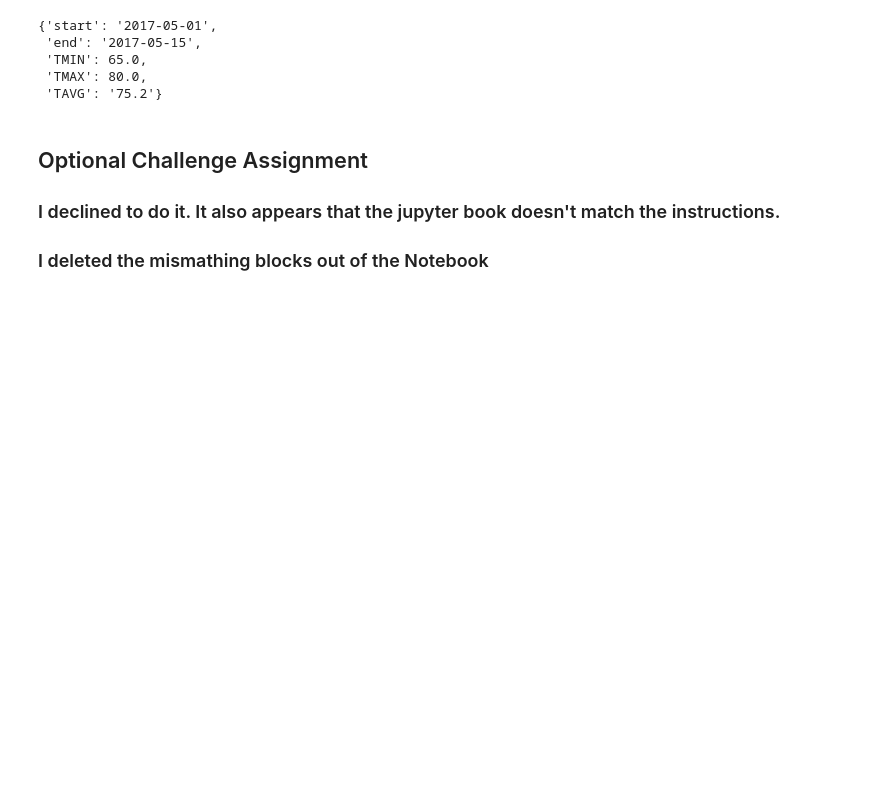
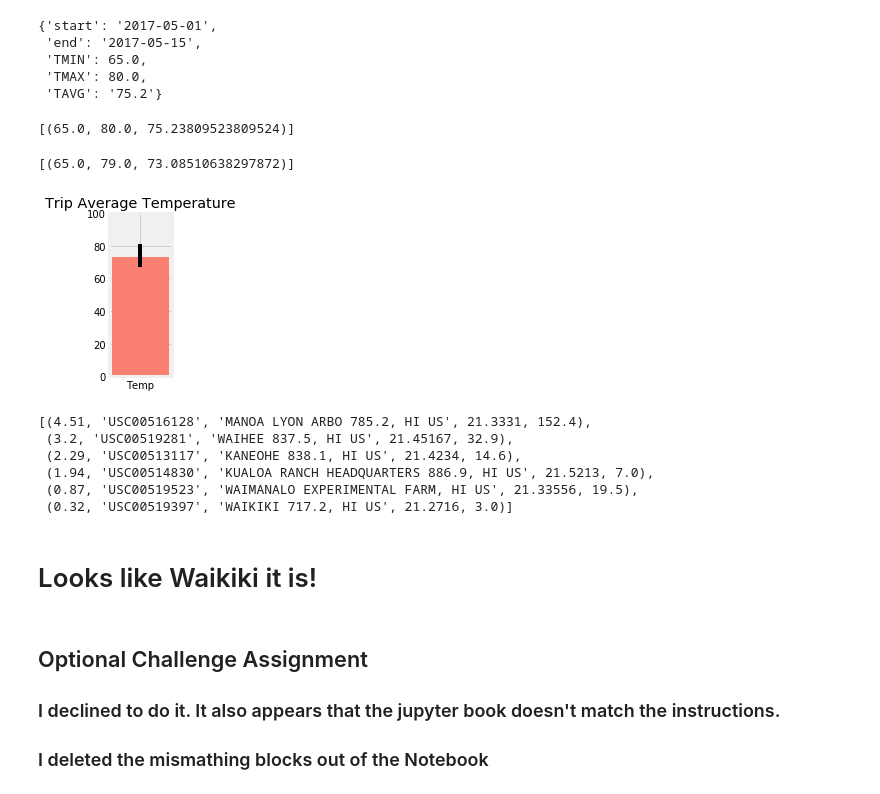
Before and after one commit to rschroer/allhomeworks, a Jupyter notebook: HW08/climate_starter_sqlite3.ipynb, the cells around one changed output. Drawn from its saved outputs; the diff is of its cells as text; code cells hidden in the pictures; blank space fills up the shorter version.

Commit message:
Added temp variance graph and station rainfall for the optional

```diff
--- a/HW08/climate_starter_sqlite3.ipynb
+++ b/HW08/climate_starter_sqlite3.ipynb
@@ -336,6 +337,67 @@ results
  'TMIN': 65.0,
  'TMAX': 80.0,
  'TAVG': '75.2'}
+# %%
+# Creading a sqlite function instead of the alchemy one. It's close to the flask one.
+
+def calc_temps(start_date,end_date):
+    conn = sqlite3.connect("./Resources/hawaii.sqlite")
+    cur = conn.cursor()
+    cur.execute(f"SELECT MIN(tobs),MAX(tobs),AVG(tobs) FROM measurement WHERE date >= '{start_date}' AND date <= '{end_date}' AND tobs IS NOT NULL")
+    temp_results=cur.fetchall()
+    return temp_results
+
+calc_temps('2017-05-01','2017-05-15')
+# %% [output]
+[(65.0, 80.0, 75.23809523809524)]
+# %%
+# Use your previous function `calc_temps` to calculate the tmin, tavg, and tmax
+# for your trip using the previous year's data for those same dates.
+calc_temps('2016-05-01','2016-05-15')
+# %% [output]
+[(65.0, 79.0, 73.08510638297872)]
+# %%
+# Plot the results from your previous query as a bar chart.
+# Use "Trip Avg Temp" as your Title
+# Use the average temperature for the y value
+# Use the peak-to-peak (tmax-tmin) value as the y error bar (yerr)
+bar_data=calc_temps('2016-05-01','2016-05-15')
+avg_temp=bar_data[0][2]
+max_temp=bar_data[0][1]
+min_temp=bar_data[0][0]
+high_err=max_temp - avg_temp
+low_err=avg_temp - min_temp
+
+error=[[high_err],[low_err]]
+
+
+plt.bar("Temp",avg_temp, width=0.002, yerr=error,  color="salmon" )
+
+plt.ylim((0,100))
+plt.rcParams["figure.figsize"]=(1,3)
+plt.title("Trip Average Temperature")
+plt.show()
+# %% [output]
+[figure, added]
+# %%
+# Calculate the total amount of rainfall per weather station for your trip dates using the previous year's matching dates.
+# Sort this in descending order by precipitation amount and list the station, name, latitude, longitude, and elevation
+def station_rain(start_date, end_date):
+    conn = sqlite3.connect("./Resources/hawaii.sqlite")
+    cur.execute(f"SELECT round(sum(m.prcp),2) AS total_rain,m.station, s.name, s.latitude, s.elevation FROM measurement m, station s WHERE s.station=m.station AND date >= '{start_date}' AND date <= '{end_date}' GROUP BY m.station, s.name, s.latitude, s.elevation ORDER by total_rain DESC")
+    rain_data=cur.fetchall()
+    return rain_data
+
+station_rain('2017-05-01','2017-05-15')
+# %% [output]
+[(4.51, 'USC00516128', 'MANOA LYON ARBO 785.2, HI US', 21.3331, 152.4),
+ (3.2, 'USC00519281', 'WAIHEE 837.5, HI US', 21.45167, 32.9),
+ (2.29, 'USC00513117', 'KANEOHE 838.1, HI US', 21.4234, 14.6),
+ (1.94, 'USC00514830', 'KUALOA RANCH HEADQUARTERS 886.9, HI US', 21.5213, 7.0),
+ (0.87, 'USC00519523', 'WAIMANALO EXPERIMENTAL FARM, HI US', 21.33556, 19.5),
+ (0.32, 'USC00519397', 'WAIKIKI 717.2, HI US', 21.2716, 3.0)]
+# %% [markdown]
+# Looks like Waikiki it is!
 # %% [markdown]
 ## Optional Challenge Assignment
 
```
Also changed, not shown: parts of 4 cells of this notebook.
